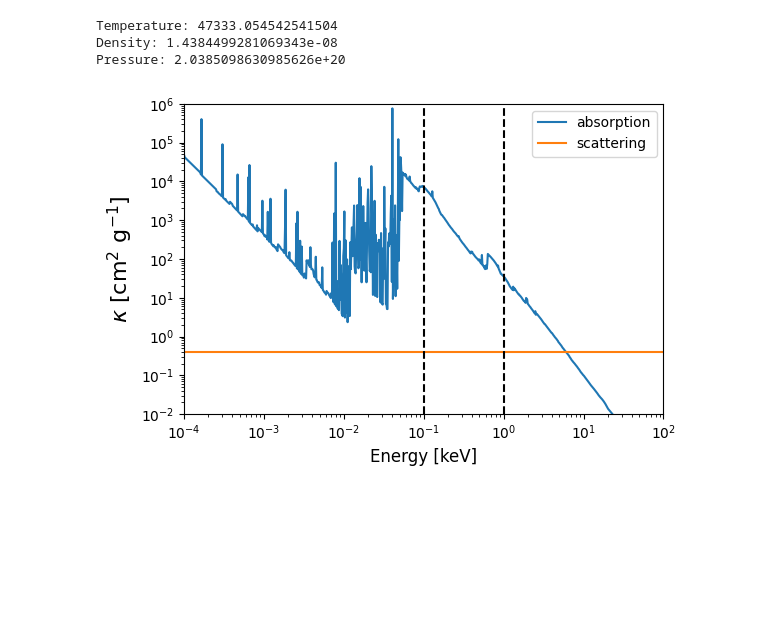
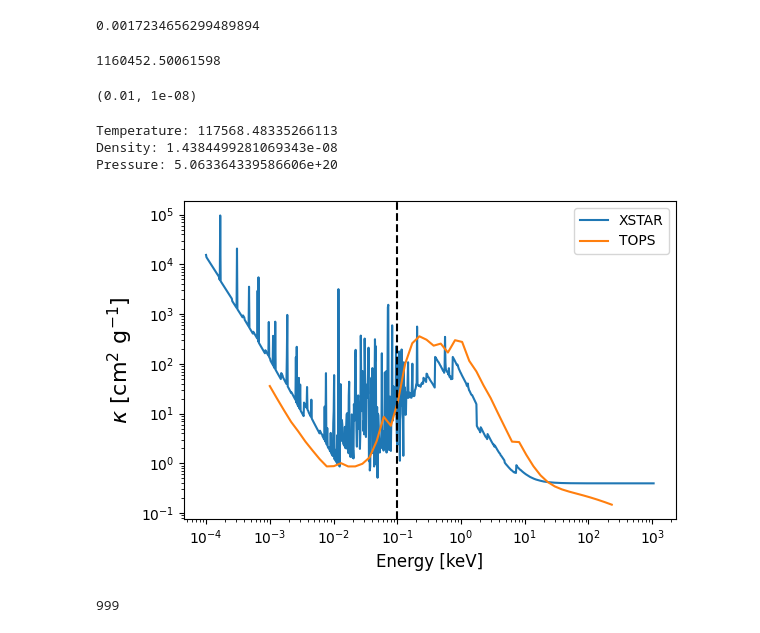
Before and after one commit to AmySec/python4XSTAR, a Jupyter notebook: ind_opacity_analysis.ipynb, the cells around one changed output. Saved outputs shown, nothing was run; the diff lists cells and outputs as text; code cells hidden in the pictures; blank space fills up the shorter version.

```diff
--- a/ind_opacity_analysis.ipynb
+++ b/ind_opacity_analysis.ipynb
@@ -7,14 +53,30 @@ import matplotlib.pyplot as plt
+# %%
+2e4/11604525.0061598
+# %% [output]
+0.0017234656299489894
+# %%
+wanttemp*11604525.0061598
+# %% [output]
+1160452.50061598
 # %%
 tlist=np.logspace(np.log10(5e3),np.log10(1e6),100) #in kelvin
 dlist=np.logspace(-15,-7,20) #in g cm^-3
 
-wantrho=1.29e-8 #in g cm^-3
-wanttemp=4e-3*11604525.0061598 #in keV and converted to kelvin
+wantrho=1e-8 #in g cm^-3
+wanttemp=1e-2#in keV and converted to kelvin
 
-i=np.argmin(abs(tlist-wanttemp))
+i=np.argmin(abs(tlist-wanttemp*11604525.0061598))
 j=np.argmin(abs(dlist-wantrho))
 
+
 num=i*len(dlist)+j
+
+top_ind_temp=np.argmin(abs(wanttemp-topt))
+top_ind_dens=np.argmin(abs(wantrho-topd))
+# %%
+topt[top_ind_temp],topd[top_ind_dens]
+# %% [output]
+(0.01, 1e-08)
 # %%
 dir_path='/Users/asecunda/Documents/thesis/radsims1/toyanfeiv2 (1)/work/'
 
@@ -24,28 +86,30 @@ print("Temperature:",hud[1].data['value'][names=='temperature'][0]*1e4)
 print("Density:",hud[1].data['value'][names=='density'][0]*1.67e-24)
 print("Pressure:",hud[1].data['value'][names=='pressure'][0])
 # %% [output]
-Temperature: 47333.054542541504
+Temperature: 117568.48335266113
 Density: 1.4384499281069343e-08
-Pressure: 2.0385098630985626e+20
+Pressure: 5.063364339586606e+20
 # %%
+fig=plt.figure(figsize=(6,4))
+
 rho=hud[1].data['value'][names=='density']*1.67e-24
 
-fig=plt.figure(figsize=(6,4))
-
-plt.plot(hud[3].data['energy']/1000,hud[3].data['opacity ']/rho,label='absorption')
-plt.plot(hud[3].data['energy']/1000,hud[3].data['scattering']/rho,label='scattering')
+plt.plot(hud[3].data['energy']/1000,(hud[3].data['opacity']+hud[3].data['scattering'])/rho,label='XSTAR')
+plt.plot(energy[top_ind_temp,top_ind_dens],ross[top_ind_temp,top_ind_dens],label='TOPS')
 plt.gca().set_xscale('log')
 plt.gca().set_yscale('log')
-plt.xlim(1e-4,1e2)
-plt.ylim(0.01,1e6)
+
 plt.axvline(0.1,linestyle='dashed',color='black')
-plt.axvline(1,linestyle='dashed',color='black')
 
 plt.xlabel('Energy [keV]',fontsize=12)
 plt.ylabel(r'$\kappa$ [cm$^2~$g$^{-1}$]',fontsize=16)
 plt.legend()
 plt.tight_layout()
 
 #plt.savefig('opex.pdf')
 # %% [output]
-[figure, old version]
+[figure, new version]
+# %%
+len(hud[3].data['energy'])
+# %% [output]
+999
```
Also changed, not shown: parts of 1 cell of this notebook.
